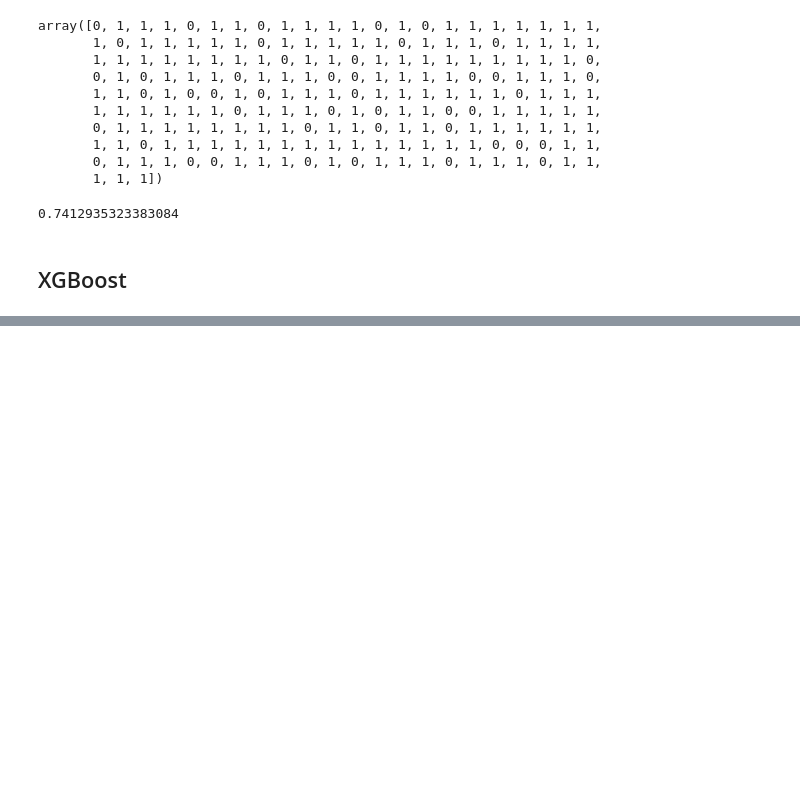
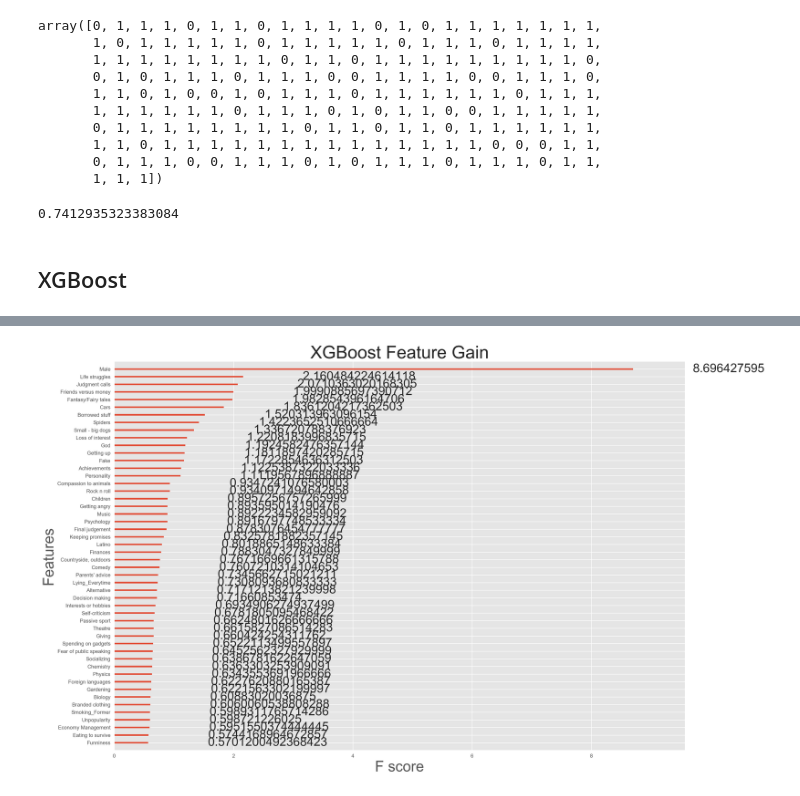
Before and after one commit to mirkomantovani/Machine-Learning-empathy-prediction, a Jupyter notebook: workflow.ipynb, the cells around one changed output, grey strips where cells are left out. Drawn from its saved outputs; the diff is of its cells as text; code cells hidden in the pictures; blank space fills up the shorter version.

Commit message:
First implementation of XGBoost

```diff
--- a/workflow.ipynb
+++ b/workflow.ipynb
@@ -917 +938,28 @@ dtrain = xgb.DMatrix(train[features], np.log(train["NumberOfSales"] + 1))
 #dtest = xgb.DMatrix(test[features])
+# %%
+dtrain = xgb.DMatrix(x_train, y_train)
+
+dvalid = xgb.DMatrix(x_test, y_test)
+#dtest = xgb.DMatrix(test[features])
+# %%
+#Using tuned params
+params = {"objective": "reg:linear",
+          "eta": 0.1,   #0.17
+          "max_depth": 50,
+          "subsample": 0.5,  #0.8
+          "colsample_bytree": 0.3, #0.3 #0.2
+          "silent": 1,
+          "nthread":-1,
+          #added as a test
+          "eval_metric": "rmse",
+          "seed": 23,
+          "gamma": 2,  #added as a test
+          "reg_alpha": 20
+          }
+
+#reg_alpha
+#reg_lambda
+num_trees = 400 #400
+# %%
+watchlist = [(dvalid, 'test'), (dtrain, 'train')]
+gbm = xgb.train(params, dtrain, num_trees, evals=watchlist, early_stopping_rounds=20, verbose_eval=True)
@@ -917,0 +984,13 @@ dtrain = xgb.DMatrix(train[features], np.log(train["NumberOfSales"] + 1))
+# %%
+plt.style.use('ggplot')
+plt.rcParams['figure.figsize'] = [20.0,14.0]
+plt.rcParams['figure.dpi']=200
+plt.rcParams.update({'font.size': 24})
+# %%
+# # Feature importance XGB for all features
+from xgboost import plot_importance
+plot_importance(gbm, importance_type="gain", max_num_features=50)
+plt.title("XGBoost Feature Gain")
+plt.show()
+# %% [output]
+[figure, added]
```
Also changed, not shown: parts of 22 cells of this notebook.
